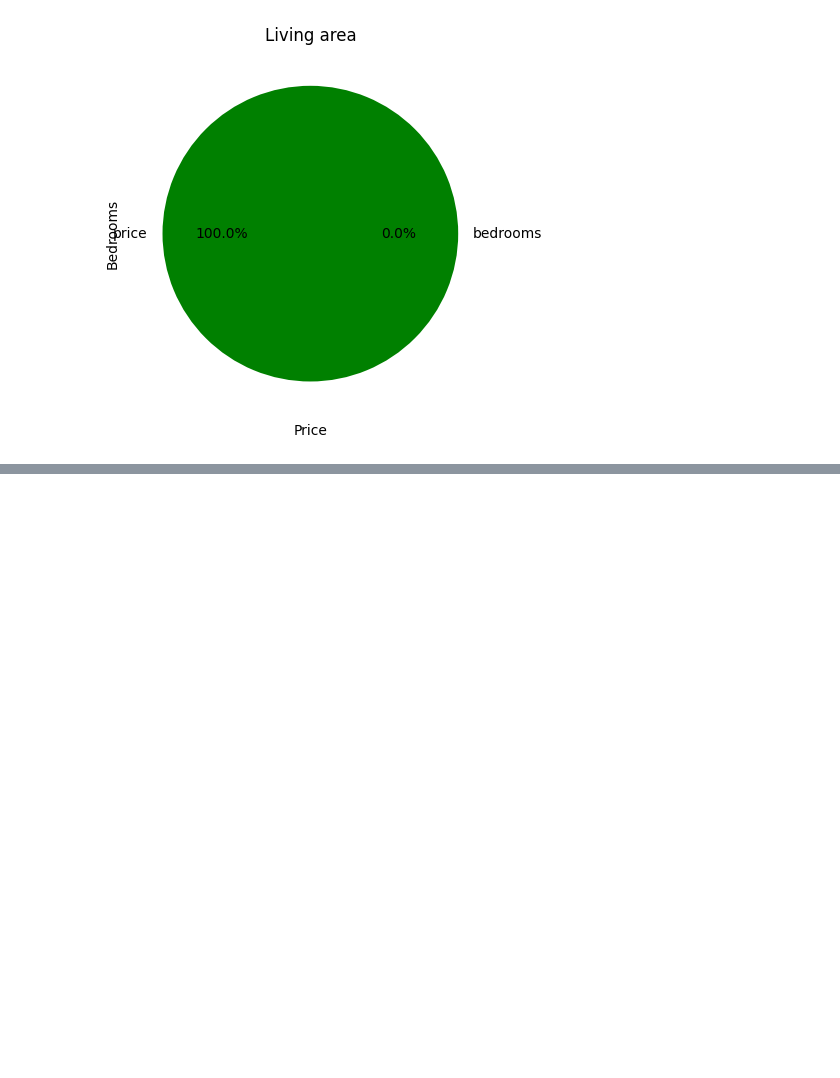
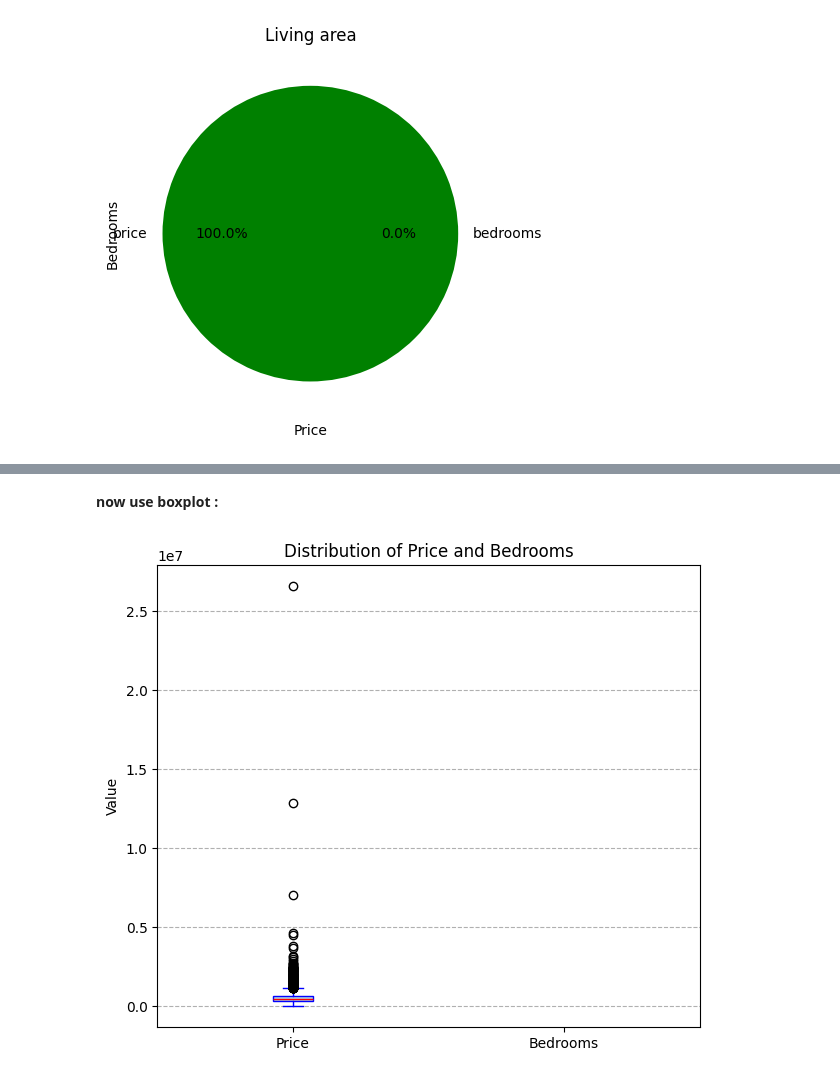
Before and after one commit to saifshahid12/Eda-project, a Jupyter notebook: Eda_Project.ipynb, the cells around one changed output, grey strips where cells are left out. Drawn from its saved outputs; the diff is of its cells as text; code cells hidden in the pictures; blank space fills up the shorter version.

```diff
--- a/Eda_Project.ipynb
+++ b/Eda_Project.ipynb
@@ -306,0 +476,22 @@ plt.show()
+# %% [markdown]
+**now use boxplot :**
+# %%
+# Select the two columns of interest for their distributions
+# plot the boxplot of tow colums
+
+data_to_plot = [df['price'], df['bedrooms']]
+
+# Create the box plot
+plt.figure(figsize=(7, 6))
+plt.boxplot(data_to_plot, labels=['Price', 'Bedrooms'], patch_artist=True,
+            boxprops=dict(facecolor='lightblue', color='blue'),
+            medianprops=dict(color='red'),
+            whiskerprops=dict(color='blue'),
+            capprops=dict(color='blue'))
+
+plt.title('Distribution of Price and Bedrooms')
+plt.ylabel('Value')
+plt.grid(axis='y', linestyle='--')
+plt.show()
+# %% [output]
+[figure, added]
```
Also changed, not shown: parts of 44 cells of this notebook.
